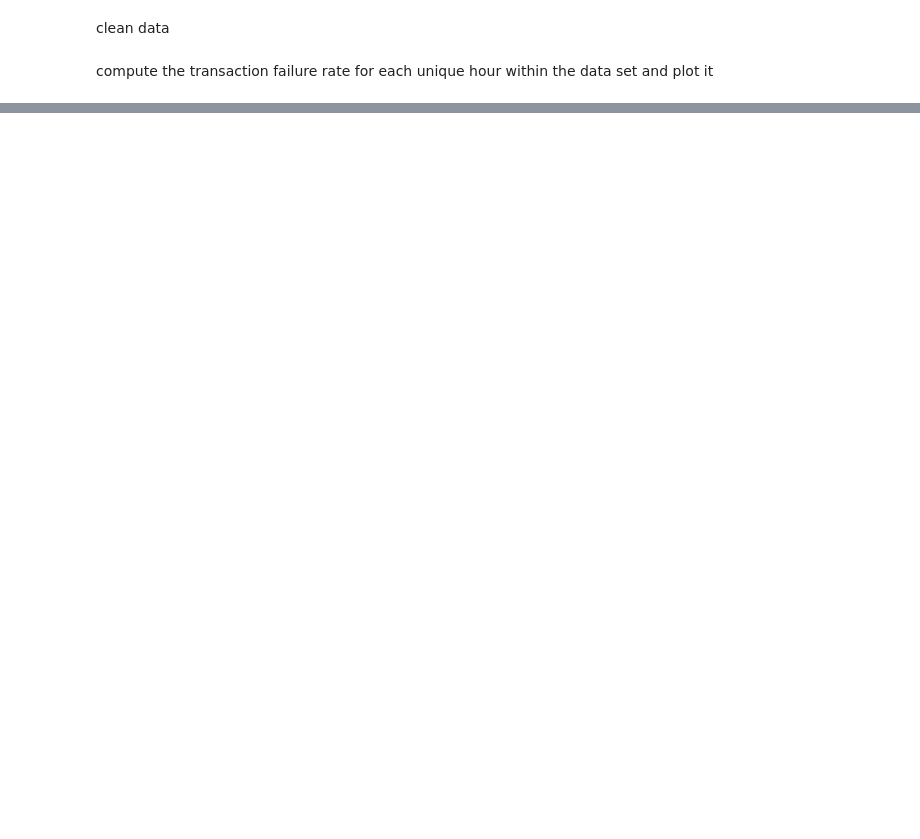
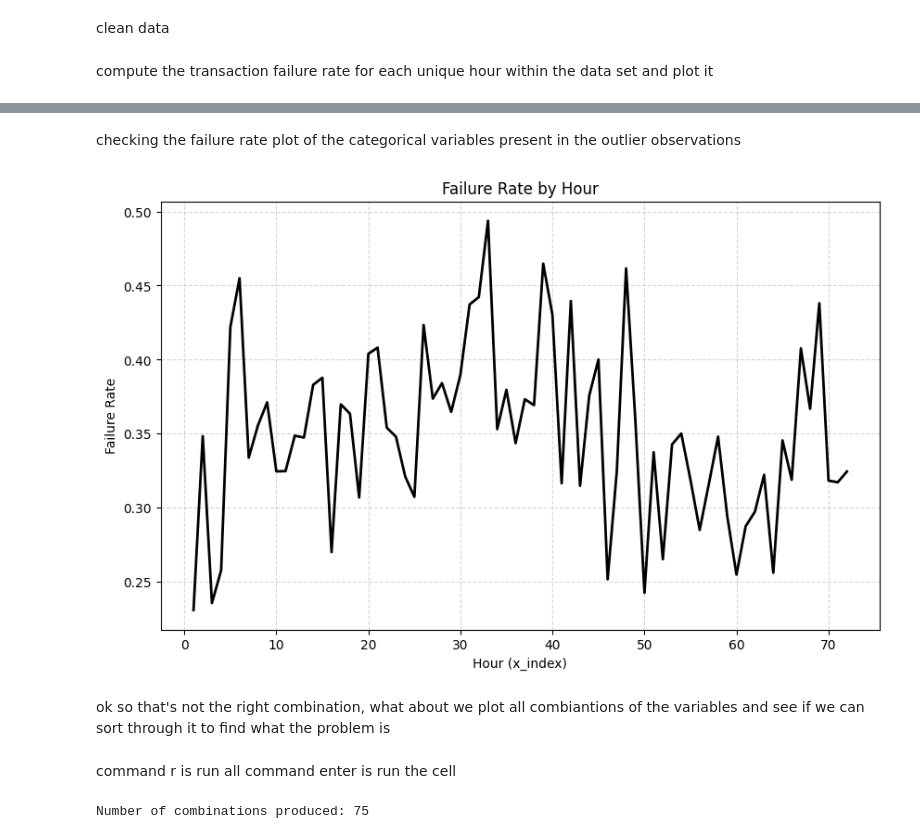
Before and after one commit to Jacob-J-Richards/Personal_save, a Jupyter notebook: Python/Transaction_Failure_Python.ipynb, the cells around one changed output, grey strips where cells are left out. Saved outputs shown, nothing was run; the diff lists cells and outputs as text; code cells hidden in the pictures; blank space fills up the shorter version.

```diff
--- a/Python/Transaction_Failure_Python.ipynb
+++ b/Python/Transaction_Failure_Python.ipynb
@@ -53,0 +66,3 @@ plt.plot(
+# %%
+transactions['failures'] = transactions['t'] - transactions['s']
+transactions['failure_rate'] = (transactions['t'] - transactions['s']) / transactions['t']
@@ -53,0 +111,20 @@ plt.plot(
+# %%
+from scipy.spatial.distance import mahalanobis
+from scipy.stats import zscore
+
+features = transactions[['t', 'failure_rate']]
+
+center = features.mean().values # the .values argument produces a list of the column means
+
+cov_matrix = np.cov(features.T) #covance is calculated from paired observations
+
+inv_cov_matrix = np.linalg.inv(cov_matrix)
+mahalanobis_distances = features.apply(
+    lambda row: mahalanobis(row, center, inv_cov_matrix), axis=1
+)
+
+transactions["mahalanobis_score"] = mahalanobis_distances
+
+transactions = transactions.sort_values(by="mahalanobis_score", ascending=False)
+
+display(transactions.head(10))
@@ -53,0 +143,44 @@ plt.plot(
+# %% [markdown]
+checking the failure rate plot of the categorical variables present in the outlier observations
+# %%
+subset = transactions[
+    (transactions['pmt'] == 'UPI') &
+    (transactions['pg'].isin(["PAYTM", "PAYTM_V2", "PAYTM_UPI"])) &
+    (transactions['subtype'] == 'UPI_PAY')
+]
+
+plot_failure_rate(subset)
+# %% [output]
+[figure, added]
+# %% [markdown]
+ok so that's not the right combination, what about we plot all combiantions of the variables and see if we can sort through it to find what the problem is
+# %% [markdown]
+command r is run all
+command enter is run the cell
+# %%
+import pandas as pd
+
+# Extract unique values for payment methods and subtypes
+payment_methods = transactions['pmt'].unique()
+subtypes = transactions['subtype'].unique()
+filter_values = ["PAYTM", "PAYTM_V2", "PAYTM_UPI"]
+
+# Dictionary to store subsets
+subset_dict = {}
+
+# Generate subsets for each combination
+for pmt in payment_methods:
+    for st in subtypes:
+        for fv in filter_values:
+            subset_name = f"{pmt} | {fv} | {st}"  # Create a name for the combination
+            subset_data = transactions[
+                (transactions['pmt'] == pmt) &
+                (transactions['subtype'] == st) &
+                (transactions['pg'] == fv)
+            ]
+            subset_dict[subset_name] = subset_data
+
+# Output the number of combinations produced
+print(f"Number of combinations produced: {len(subset_dict)}")
+# %% [output]
+Number of combinations produced: 75
```
Also changed, not shown: parts of 6 cells of this notebook.
